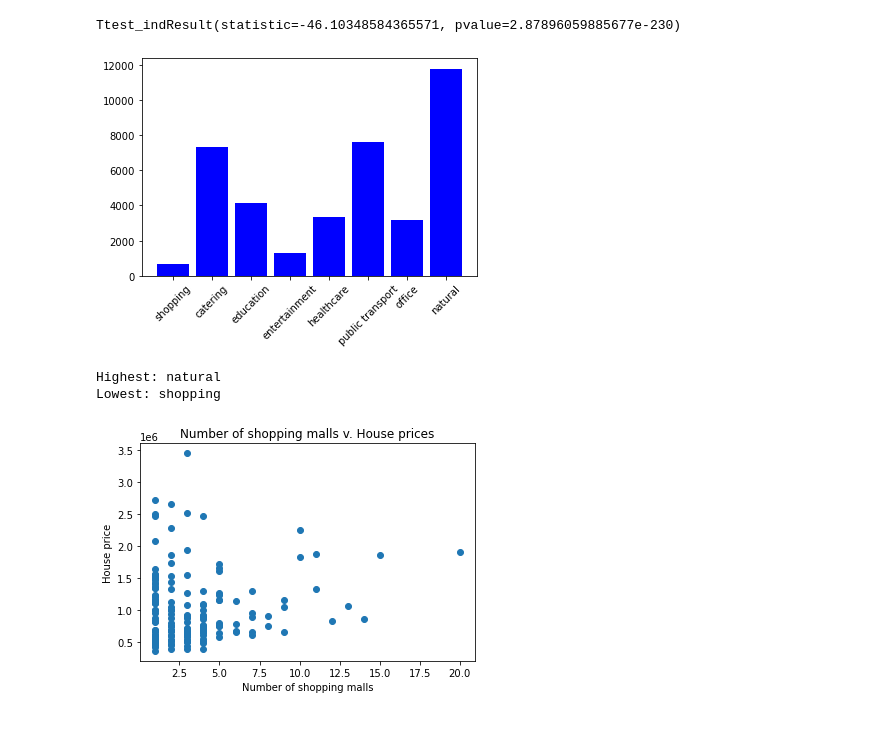
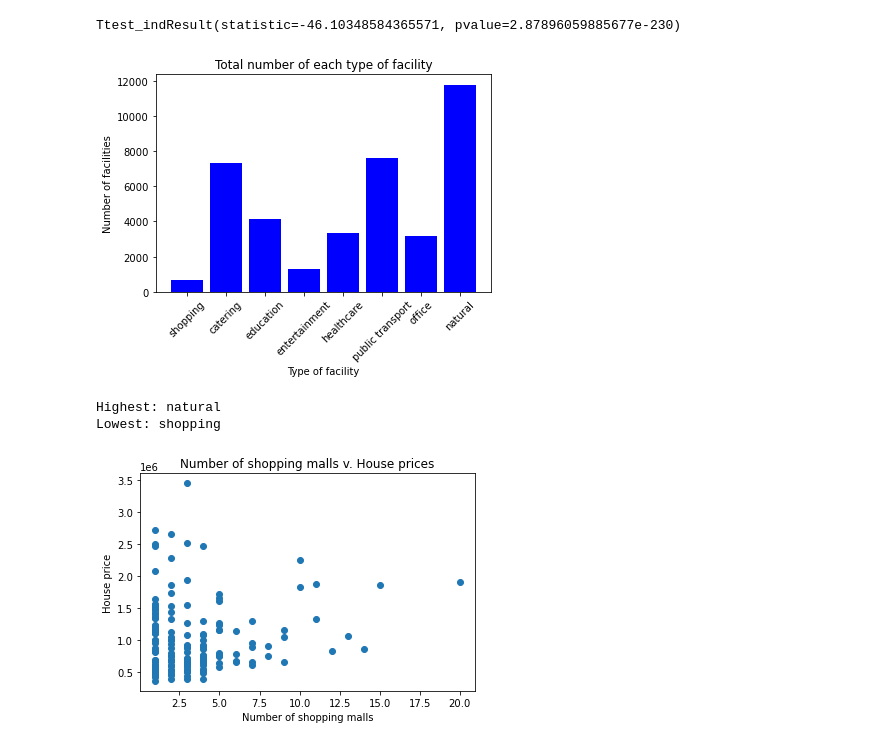
Before and after one commit to OormiC/Project1, a Jupyter notebook: Statistical_analysis_OC.ipynb, the cells around one changed output. Cells and saved outputs as stored; diff of their text form; code cells hidden in the pictures.

```diff
--- a/Statistical_analysis_OC.ipynb
+++ b/Statistical_analysis_OC.ipynb
@@ -128,27 +128,29 @@ stats.ttest_ind(suburbs_df["total"], suburbs_df["prices"], equal_var=False)
 Ttest_indResult(statistic=-46.10348584365571, pvalue=2.87896059885677e-230)
 # %%
 # Compare the total number of each type of facility
-# Add x and y labels
 facilities_total = [suburbs_df['commercial.shopping_mall'].sum(),
                     suburbs_df['catering'].sum(),
                     suburbs_df['education'].sum(),
                     suburbs_df['entertainment'].sum(),
                     suburbs_df['healthcare'].sum(),
                     suburbs_df['public_transport'].sum(),
                     suburbs_df['office'].sum(),
                     suburbs_df['natural'].sum()]
 
 facilities = ['shopping', 'catering', 'education', 'entertainment',
               'healthcare', 'public transport', 'office', 'natural']
 x_axis = np.arange(len(facilities_total))
 plt.bar(x_axis, facilities_total, color="b")
 tick_locations = [value for value in x_axis]
 plt.xticks(tick_locations, facilities, rotation=45)
+plt.xlabel("Type of facility")
+plt.ylabel("Number of facilities")
+plt.title("Total number of each type of facility")
 plt.show()
 print("Highest: natural")
 print("Lowest: shopping")
 # %% [output]
-[figure, old version]
+[figure, new version]
 Highest: natural
 Lowest: shopping
 # %%
```
Also changed, not shown: 1 other file.
